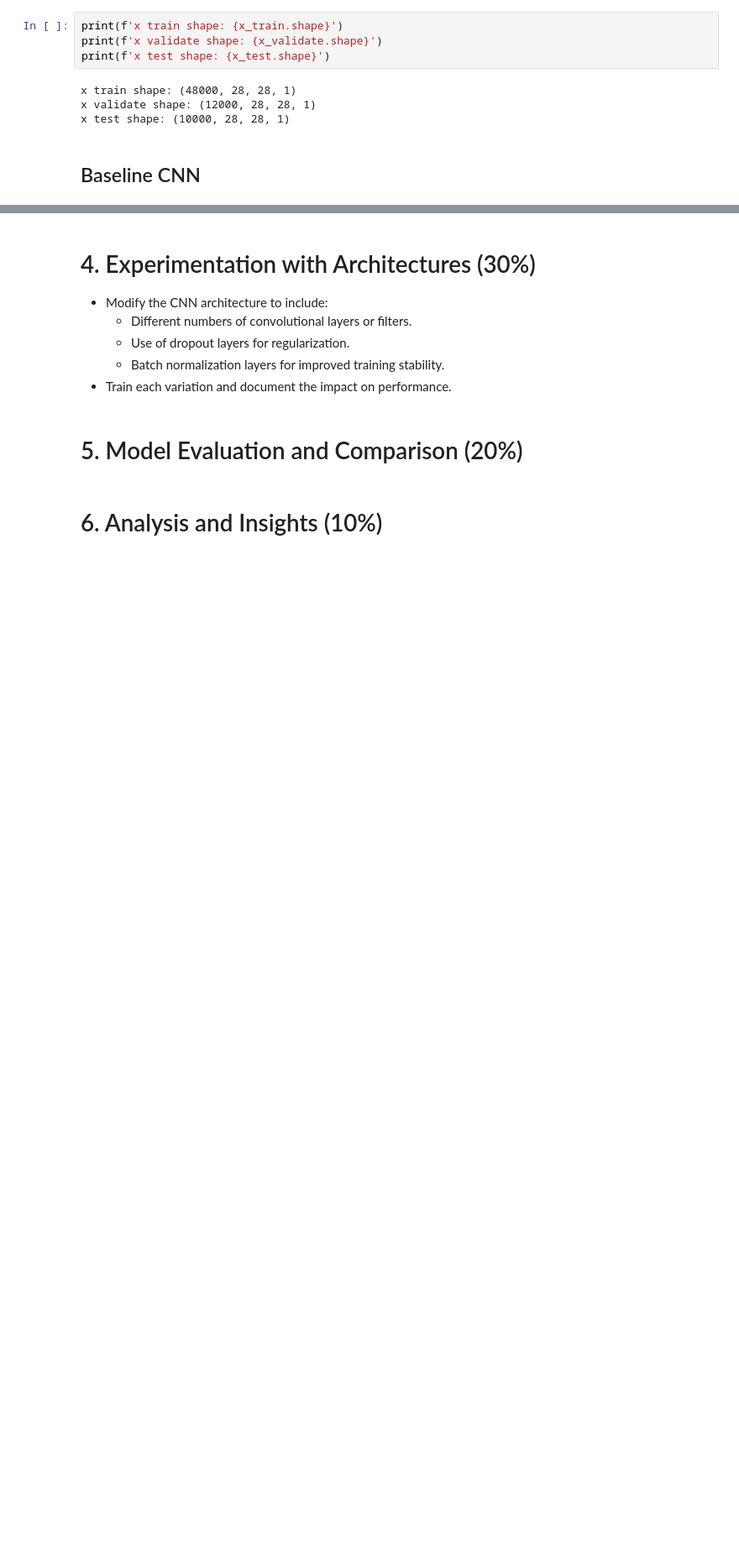
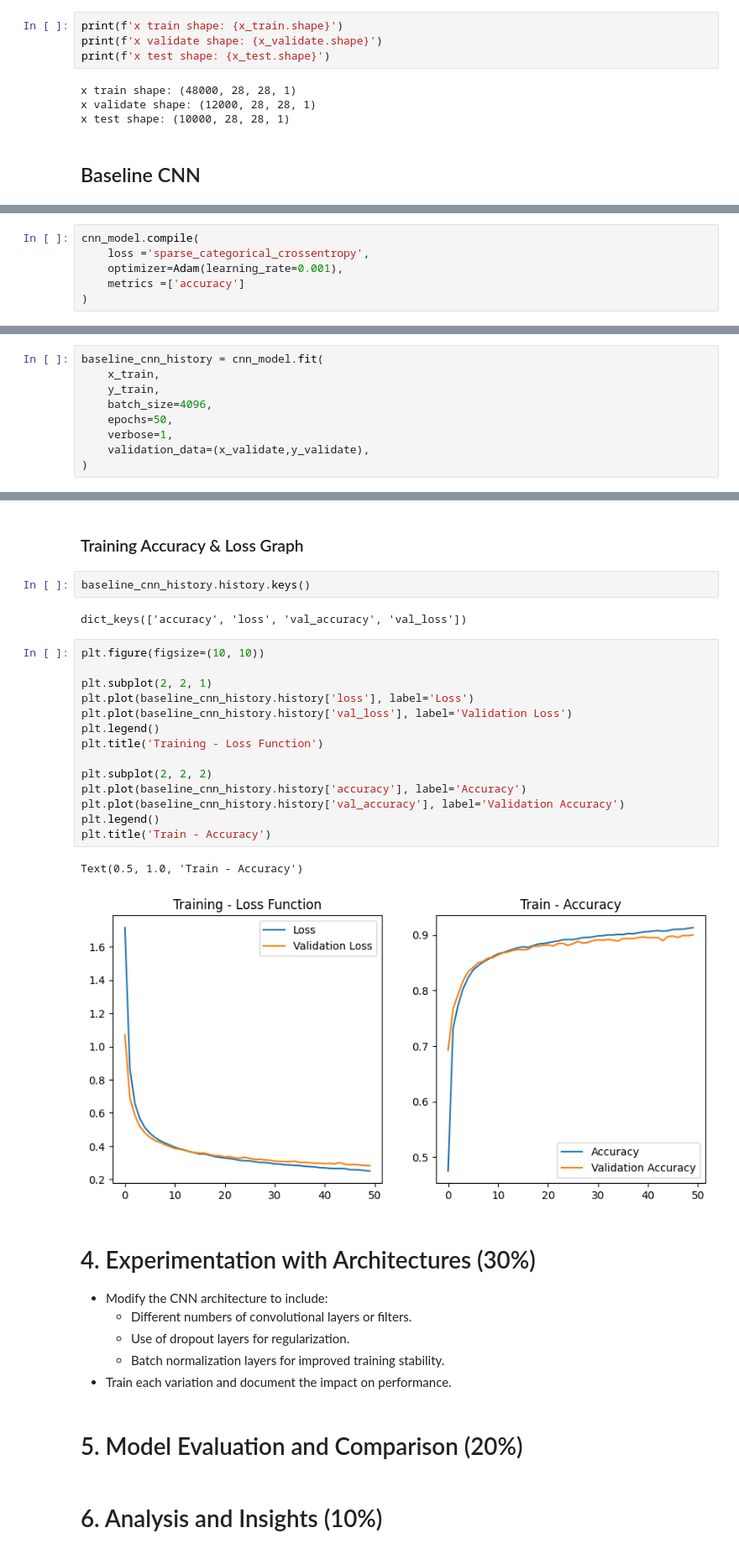
Before and after one commit to rkaushick-neu/swe_gen_ai, a Jupyter notebook: Deep Learning MNIST/Rish_Analysis.ipynb, the cells around one changed output, grey strips where cells are left out. Shown at 84% size. Saved outputs shown, nothing was run; the diff lists cells and outputs as text; blank space fills up the shorter version.

Commit message:
Compiled & trained baseline CNN model.

```diff
--- a/Deep Learning MNIST/Rish_Analysis.ipynb
+++ b/Deep Learning MNIST/Rish_Analysis.ipynb
@@ -310,0 +347,6 @@ cnn_model = Sequential([
+# %%
+cnn_model.compile(
+    loss ='sparse_categorical_crossentropy',
+    optimizer=Adam(learning_rate=0.001),
+    metrics =['accuracy']
+)
@@ -310,0 +355,9 @@ cnn_model = Sequential([
+# %%
+baseline_cnn_history = cnn_model.fit(
+    x_train,
+    y_train,
+    batch_size=4096,
+    epochs=50,
+    verbose=1,
+    validation_data=(x_validate,y_validate),
+)
@@ -311,3 +382,26 @@ cnn_model = Sequential([
+# %% [markdown]
+### Training Accuracy & Loss Graph
+# %%
+baseline_cnn_history.history.keys()
+# %% [output]
+dict_keys(['accuracy', 'loss', 'val_accuracy', 'val_loss'])
+# %%
+plt.figure(figsize=(10, 10))
+
+plt.subplot(2, 2, 1)
+plt.plot(baseline_cnn_history.history['loss'], label='Loss')
+plt.plot(baseline_cnn_history.history['val_loss'], label='Validation Loss')
+plt.legend()
+plt.title('Training - Loss Function')
+
+plt.subplot(2, 2, 2)
+plt.plot(baseline_cnn_history.history['accuracy'], label='Accuracy')
+plt.plot(baseline_cnn_history.history['val_accuracy'], label='Validation Accuracy')
+plt.legend()
+plt.title('Train - Accuracy')
+# %% [output]
+Text(0.5, 1.0, 'Train - Accuracy')
+[figure, added]
 # %% [markdown]
 # 4. Experimentation with Architectures (30%)
 
```
Also changed, not shown: parts of 8 cells of this notebook.
